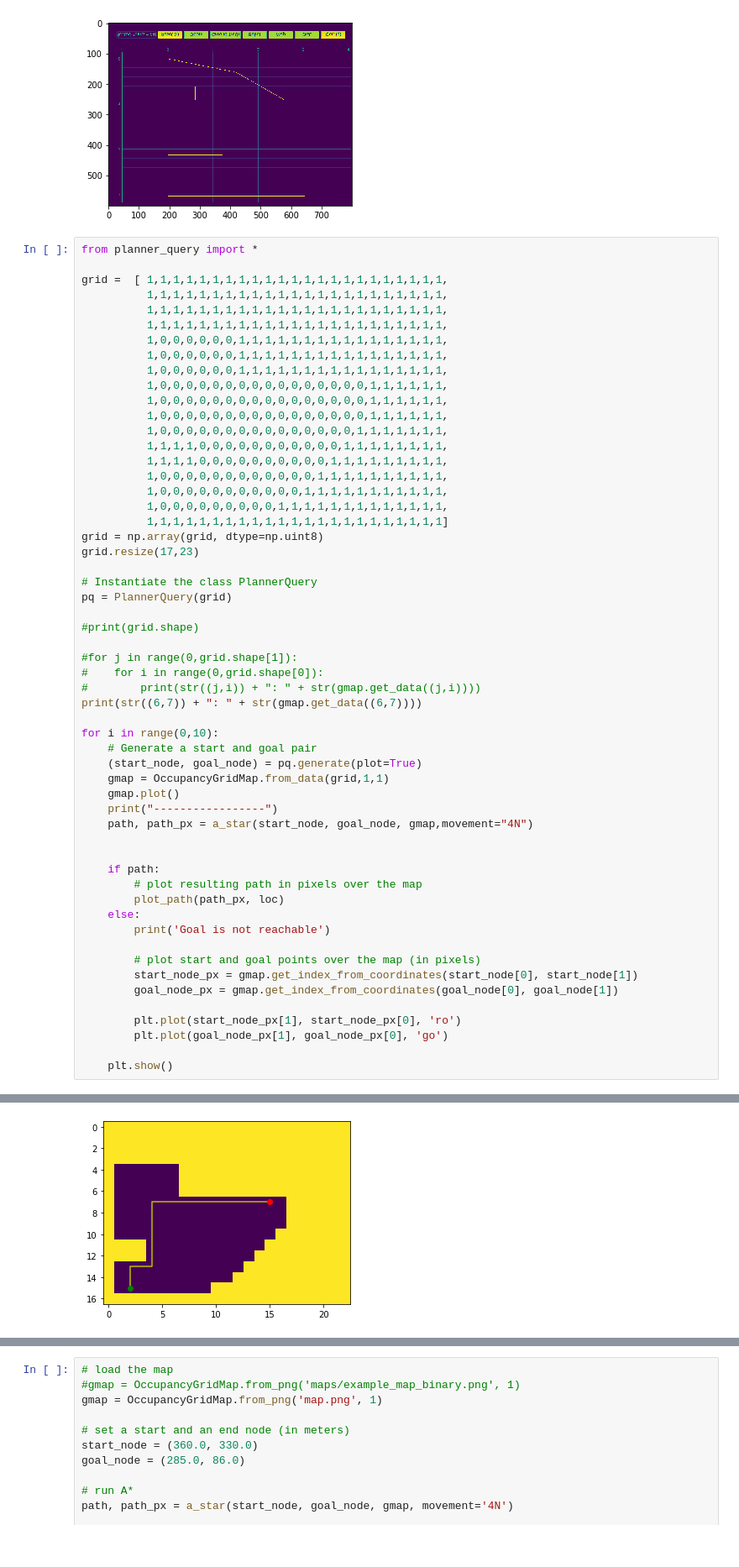
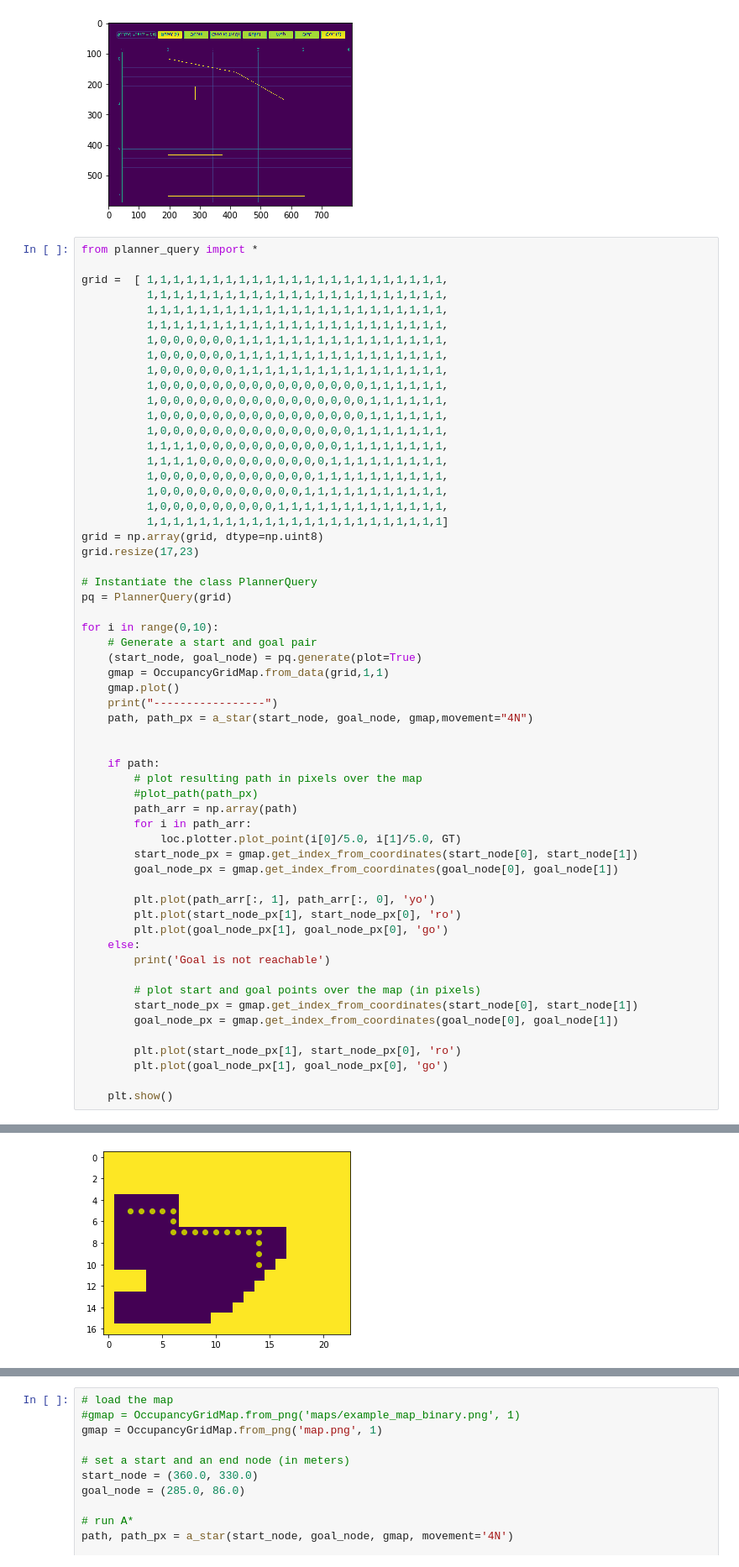
Before and after one commit to caitlinstanton/ece4960, a Jupyter notebook: lab10/lab10_jupyter/scripts/lab9_sim.ipynb, the cells around one changed output, grey strips where cells are left out. Shown: that part at 84% size. Drawn from its saved outputs; the diff is of its cells as text.

Commit message:
need to send data to plotter correctly

```diff
--- a/lab10/lab10_jupyter/scripts/lab9_sim.ipynb
+++ b/lab10/lab10_jupyter/scripts/lab9_sim.ipynb
@@ -123,13 +126,6 @@ grid.resize(17,23)
 # Instantiate the class PlannerQuery
 pq = PlannerQuery(grid)
 
-#print(grid.shape)
-
-#for j in range(0,grid.shape[1]):
-#    for i in range(0,grid.shape[0]):
-#        print(str((j,i)) + ": " + str(gmap.get_data((j,i))))
-print(str((6,7)) + ": " + str(gmap.get_data((6,7))))
-
 for i in range(0,10):
     # Generate a start and goal pair
     (start_node, goal_node) = pq.generate(plot=True)
@@ -141,7 +137,16 @@ for i in range(0,10):
 
     if path:
         # plot resulting path in pixels over the map
-        plot_path(path_px, loc)
+        #plot_path(path_px)
+        path_arr = np.array(path)
+        for i in path_arr:
+            loc.plotter.plot_point(i[0]/5.0, i[1]/5.0, GT)
+        start_node_px = gmap.get_index_from_coordinates(start_node[0], start_node[1])
+        goal_node_px = gmap.get_index_from_coordinates(goal_node[0], goal_node[1])
+
+        plt.plot(path_arr[:, 1], path_arr[:, 0], 'yo')
+        plt.plot(start_node_px[1], start_node_px[0], 'ro')
+        plt.plot(goal_node_px[1], goal_node_px[0], 'go')
     else:
         print('Goal is not reachable')
 
@@ -164 +166 @@ goal reached
-[figure, old version]
+[figure, new version]
```
Also changed, not shown: parts of 2 cells of this notebook, 1 other file.
